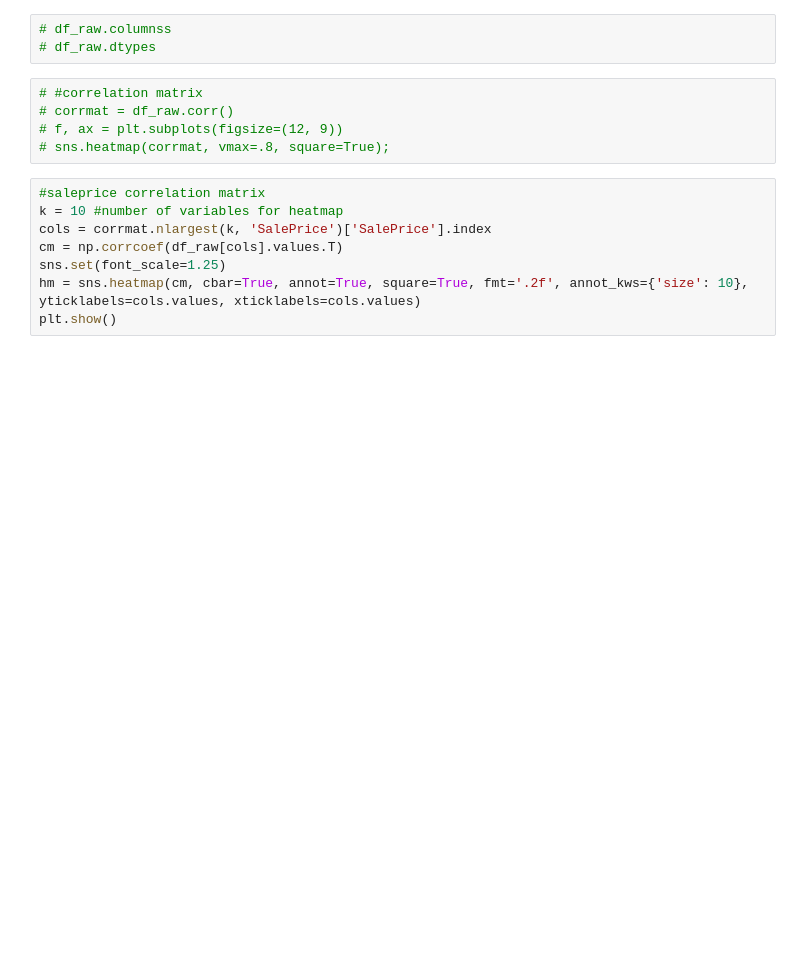
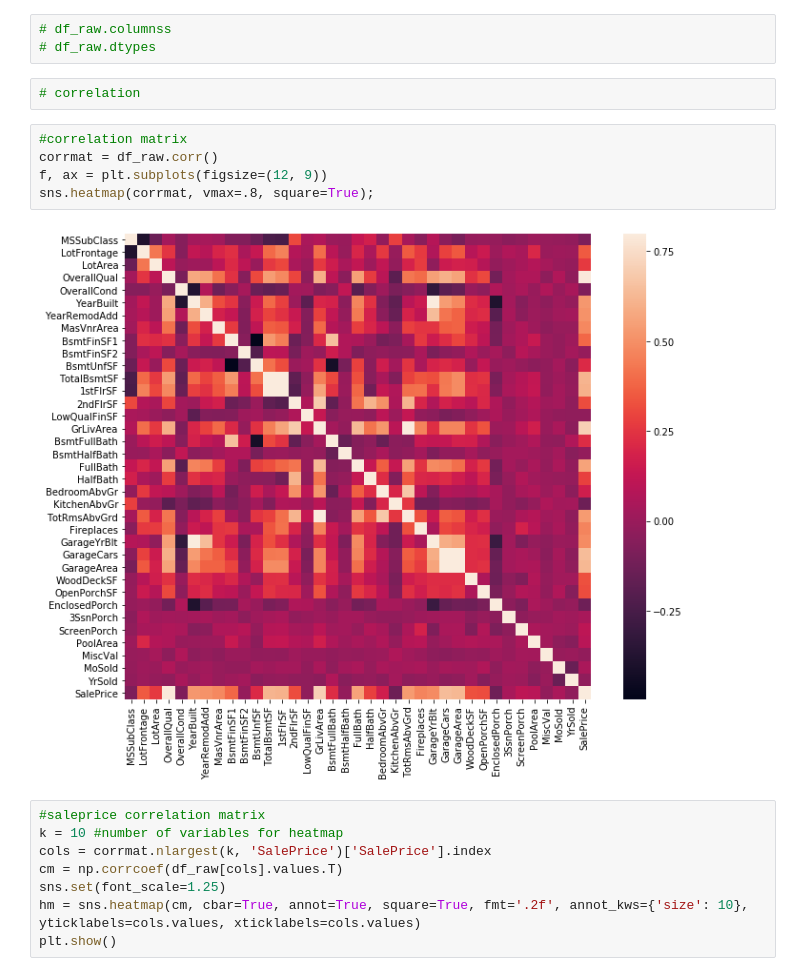
Before and after one commit to miazhx/Kaggle-House-Prices, a Jupyter notebook: Mia/Data Exploration.ipynb, the cells around one changed output. Cells and saved outputs as stored; diff of their text form; blank space fills up the shorter version.

```diff
--- a/Mia/Data Exploration.ipynb
+++ b/Mia/Data Exploration.ipynb
@@ -52,11 +52,15 @@ df_raw = pd.read_csv('train.csv',index_col=0)
 # %%
 # df_raw.columnss
 # df_raw.dtypes
+# %%
+# correlation
 # %%
-# #correlation matrix
-# corrmat = df_raw.corr()
-# f, ax = plt.subplots(figsize=(12, 9))
-# sns.heatmap(corrmat, vmax=.8, square=True);
+#correlation matrix
+corrmat = df_raw.corr()
+f, ax = plt.subplots(figsize=(12, 9))
+sns.heatmap(corrmat, vmax=.8, square=True);
+# %% [output]
+[figure, added]
 # %%
 #saleprice correlation matrix
 k = 10 #number of variables for heatmap
```
Also changed, not shown: parts of 12 cells of this notebook, 1 other file.
